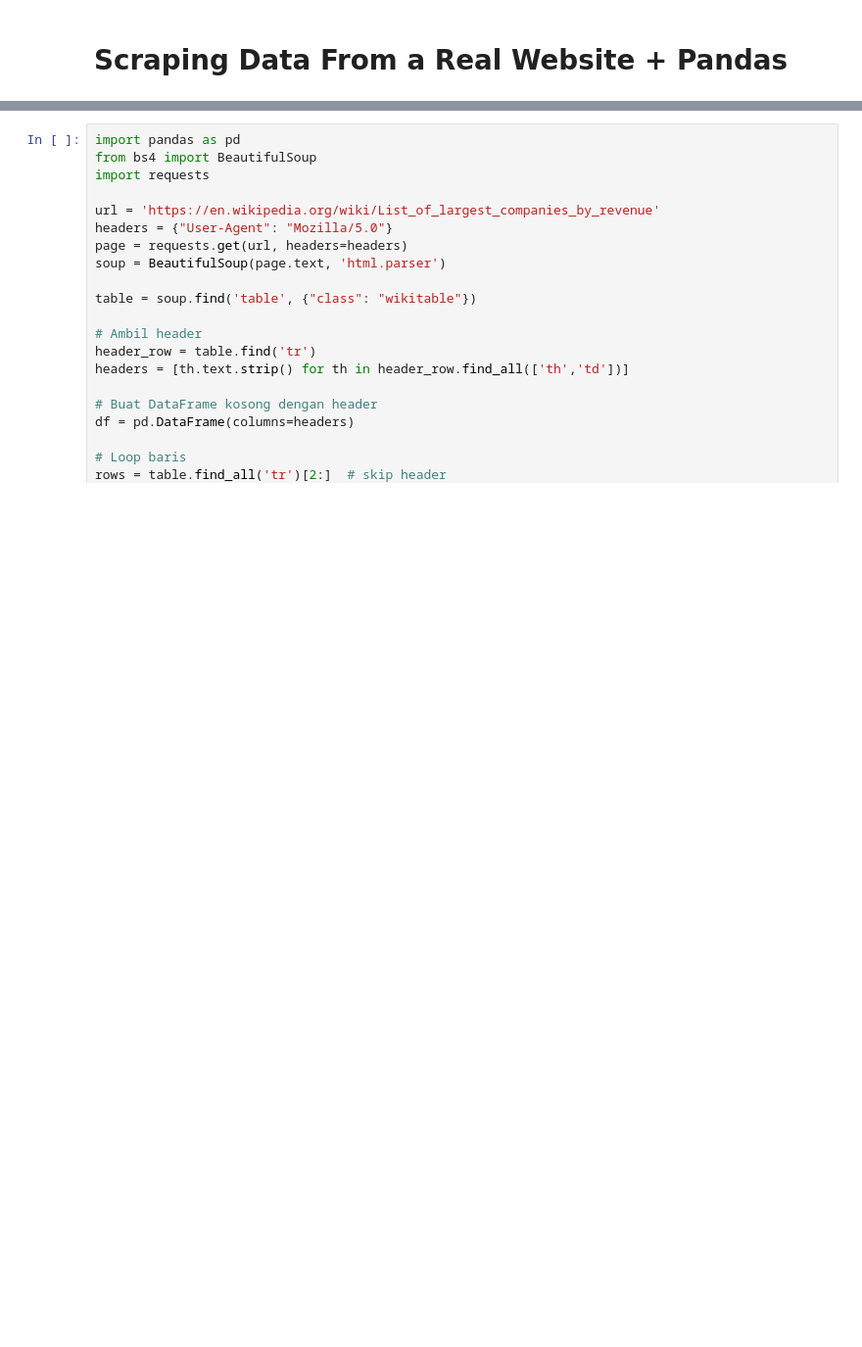
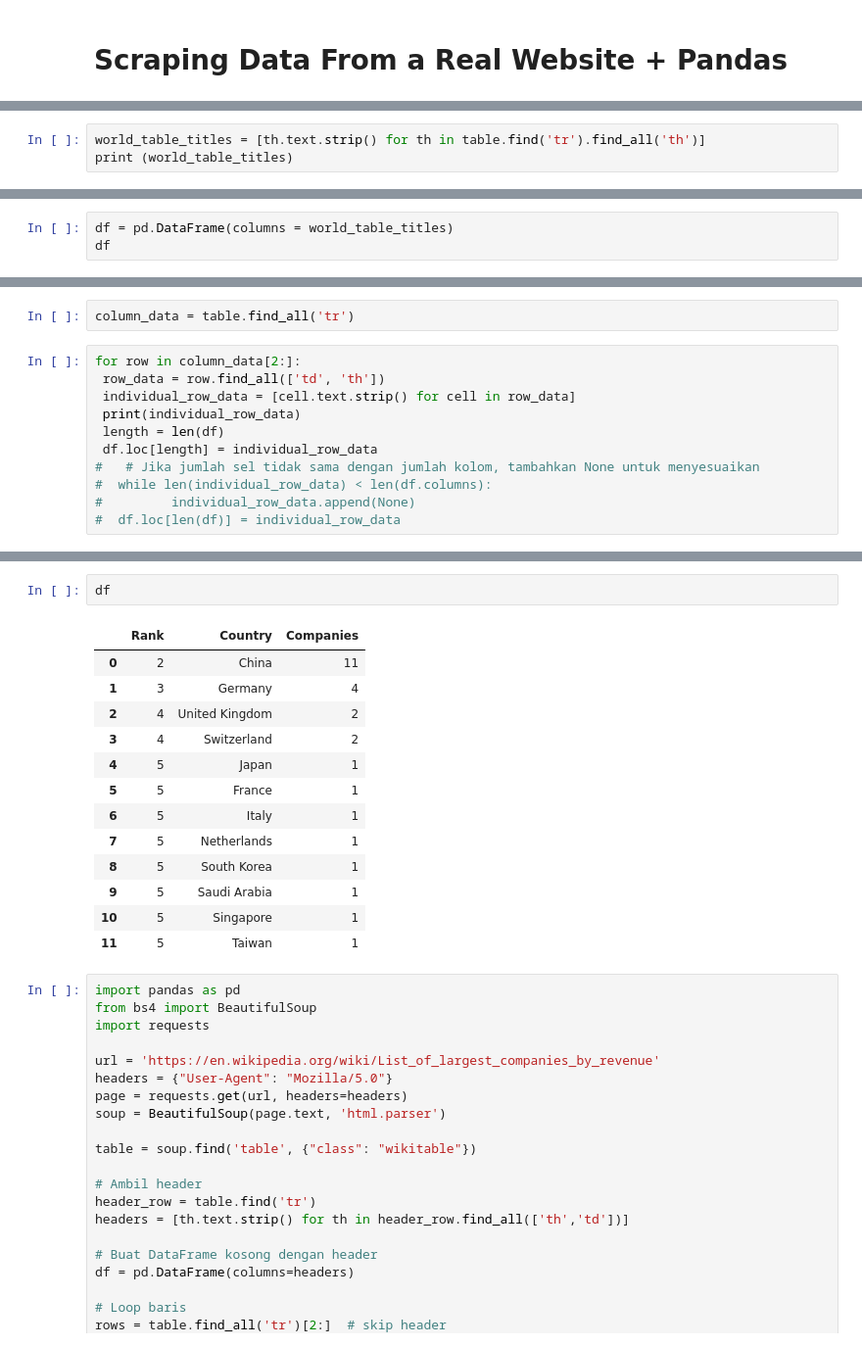
Before and after one commit to yuliatun/Python-EXCERCISE, a Jupyter notebook: Scraping_Data_From_a_Real_Website&Pandas.ipynb, the cells around one changed output, grey strips where cells are left out. Shown at 98% size. Saved outputs shown, nothing was run; the diff lists cells and outputs as text; blank space fills up the shorter version.

```diff
--- a/Scraping_Data_From_a_Real_Website&Pandas.ipynb
+++ b/Scraping_Data_From_a_Real_Website&Pandas.ipynb
@@ -4,0 +126,3 @@
+# %%
+world_table_titles = [th.text.strip() for th in table.find('tr').find_all('th')]
+print (world_table_titles)
@@ -4,0 +133,3 @@
+# %%
+df = pd.DataFrame(columns = world_table_titles)
+df
@@ -4,0 +138,13 @@
+# %%
+column_data = table.find_all('tr')
+# %%
+for row in column_data[2:]:
+ row_data = row.find_all(['td', 'th'])
+ individual_row_data = [cell.text.strip() for cell in row_data]
+ print(individual_row_data)
+ length = len(df)
+ df.loc[length] = individual_row_data
+#   # Jika jumlah sel tidak sama dengan jumlah kolom, tambahkan None untuk menyesuaikan
+#  while len(individual_row_data) < len(df.columns):
+#         individual_row_data.append(None)
+#  df.loc[len(df)] = individual_row_data
@@ -5,3 +164,19 @@
+# %%
+df
+# %% [output]
+|  | Rank | Country | Companies |
+| 0 | 2 | China | 11 |
+| 1 | 3 | Germany | 4 |
+| 2 | 4 | United Kingdom | 2 |
+| 3 | 4 | Switzerland | 2 |
+| 4 | 5 | Japan | 1 |
+| 5 | 5 | France | 1 |
+| 6 | 5 | Italy | 1 |
+| 7 | 5 | Netherlands | 1 |
+| 8 | 5 | South Korea | 1 |
+| 9 | 5 | Saudi Arabia | 1 |
+| 10 | 5 | Singapore | 1 |
+| 11 | 5 | Taiwan | 1 |
 # %%
 import pandas as pd
 from bs4 import BeautifulSoup
```
Also changed, not shown: parts of 13 cells of this notebook.
